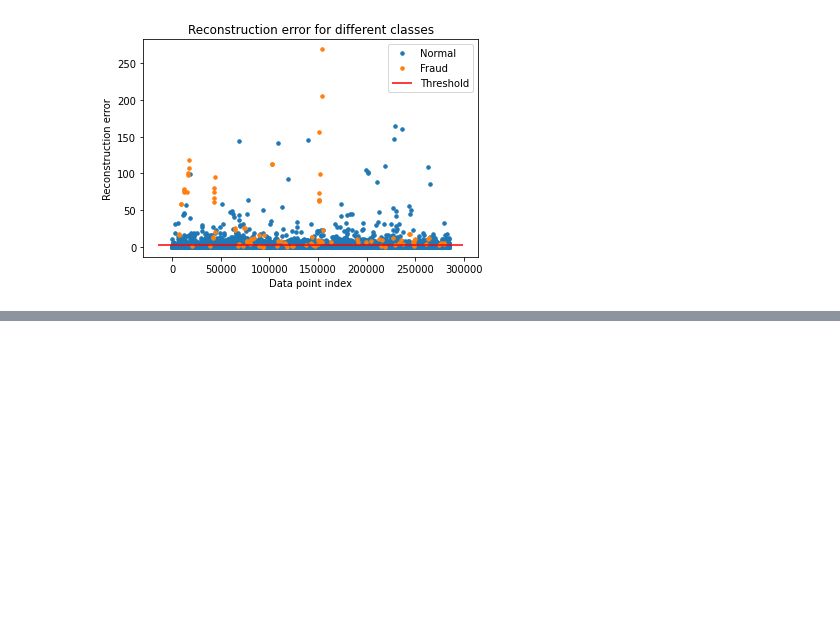
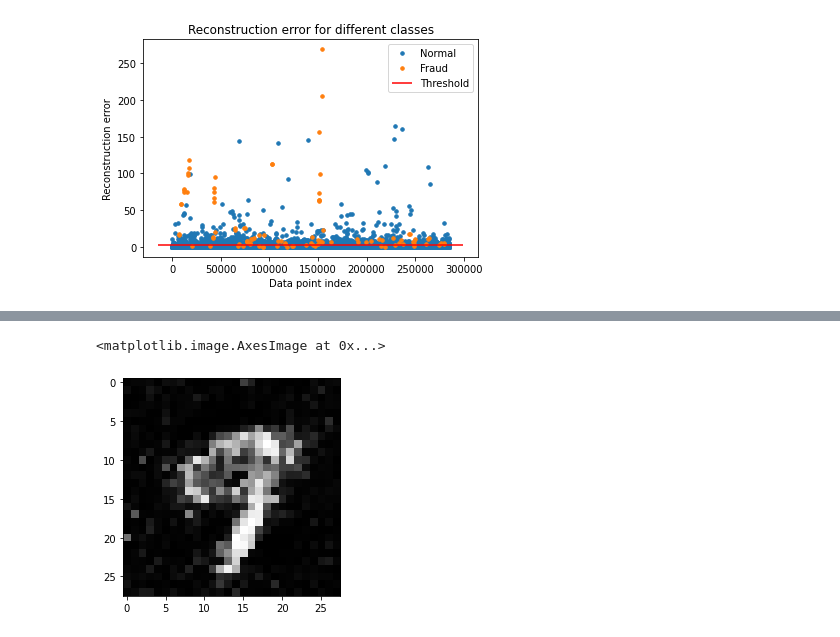
Before and after one commit to ywchiu/tibamedl, a Jupyter notebook: Demo20200822.ipynb, the cells around one changed output, grey strips where cells are left out. Saved outputs shown, nothing was run; the diff lists cells and outputs as text; code cells hidden in the pictures; blank space fills up the shorter version.

```diff
--- a/Demo20200822.ipynb
+++ b/Demo20200822.ipynb
@@ -325,0 +476,3 @@ plt.show()
+# %%
+# Build the generator
+generator = build_generator()
@@ -325,0 +587,2 @@ plt.show()
+# %%
+n1 = np.random.normal(0, 1, (1, latent_dim))
@@ -325,0 +591,10 @@ plt.show()
+# %%
+gen_imgs = generator.predict(n1)
+# %%
+gen_imgs = 0.5 * gen_imgs + 0.5
+# %%
+
+plt.imshow(gen_imgs[0, :,:,0], cmap='gray')
+# %% [output]
+<matplotlib.image.AxesImage at 0x...>
+[figure, added]
```
Also changed, not shown: parts of 25 cells of this notebook.
